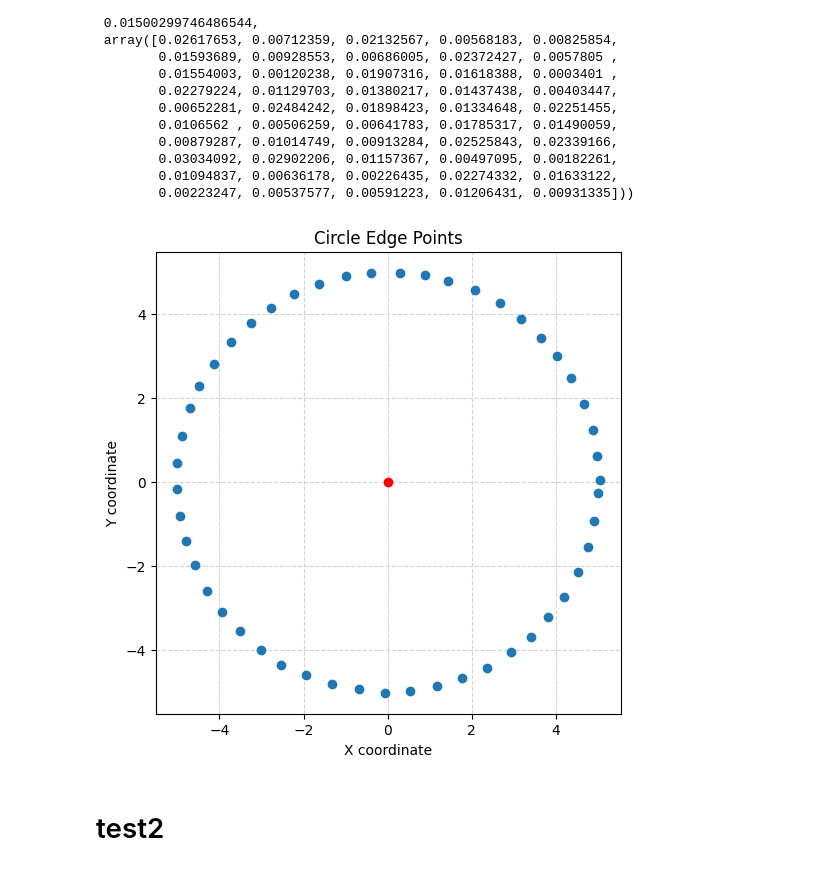
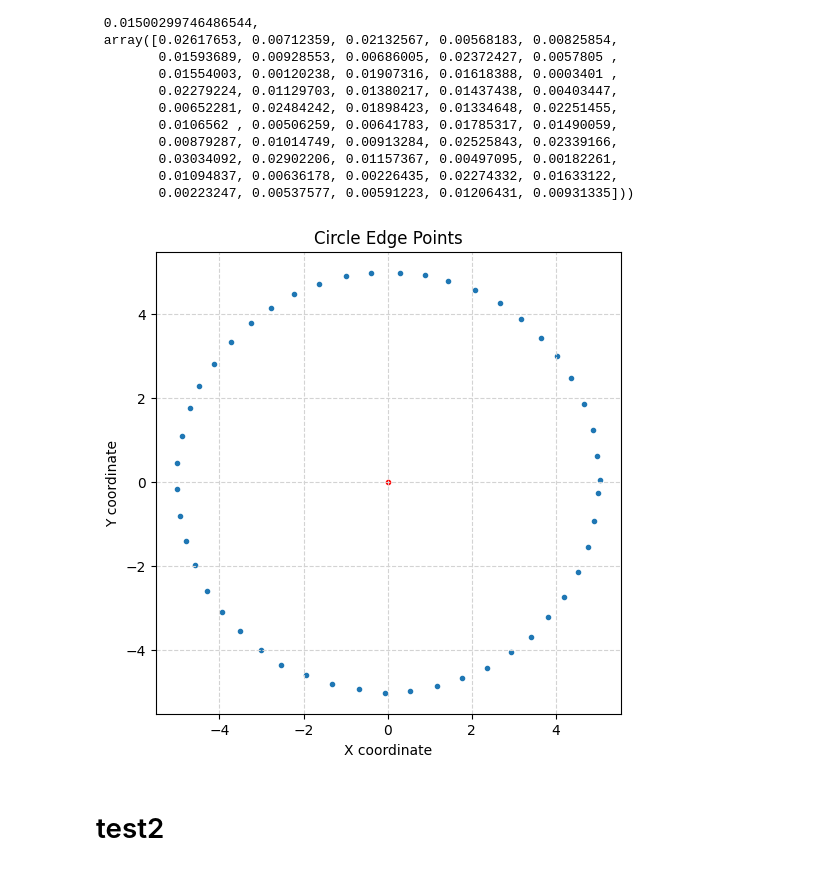
Before and after one commit to NagatoYuki0943/ML, a Jupyter notebook: code/other_algorithm/least_squares/fit_circle_by_least_square.ipynb, the cells around one changed output. Drawn from its saved outputs; the diff is of its cells as text; code cells hidden in the pictures.

```diff
--- a/code/other_algorithm/least_squares/fit_circle_by_least_square.ipynb
+++ b/code/other_algorithm/least_squares/fit_circle_by_least_square.ipynb
@@ -335,15 +340,15 @@ compare_result.append([center_x, center_y, radius, err_avg, err_var, err_std])
 # %%
 # 可视化圆上的点
 plt.figure(figsize=(6, 6))
-plt.plot(x_t, y_t, 'o')  # 使用散点图表示圆上的点
-plt.plot(center_x, center_x, 'o', c='r')  # 使用散点图表示圆心
+plt.scatter(x_t, y_t, marker='.')  # 使用散点图表示圆上的点
+plt.scatter(center_x, center_x, marker='.', c='r')  # 使用散点图表示圆心
 plt.title('Circle Edge Points')
 plt.xlabel('X coordinate')
 plt.ylabel('Y coordinate')
 plt.grid(color='lightgray', linestyle='--')
 plt.show()
 # %% [output]
-[figure, old version]
+[figure, new version]
 # %% [markdown]
 # test2
 # %%
```
Also changed, not shown: parts of 10 cells of this notebook.
